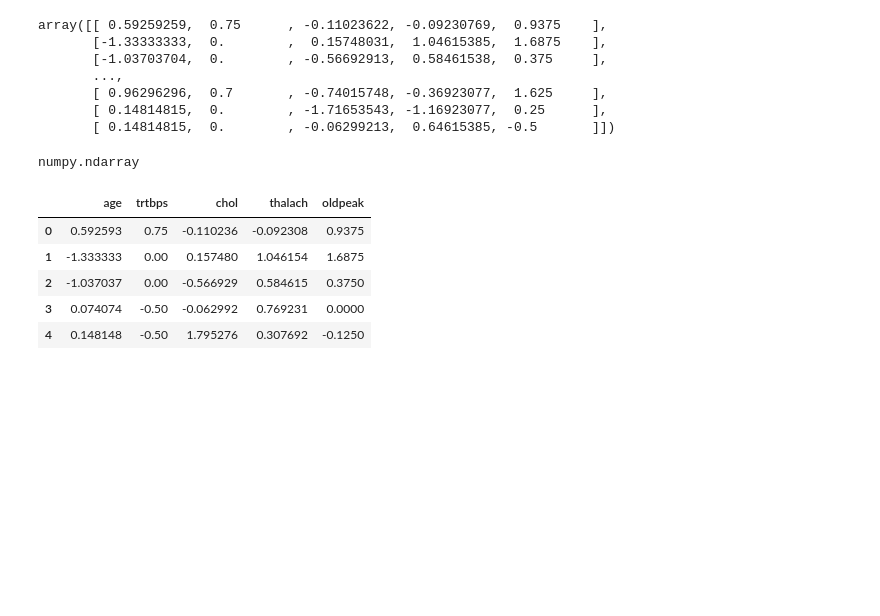
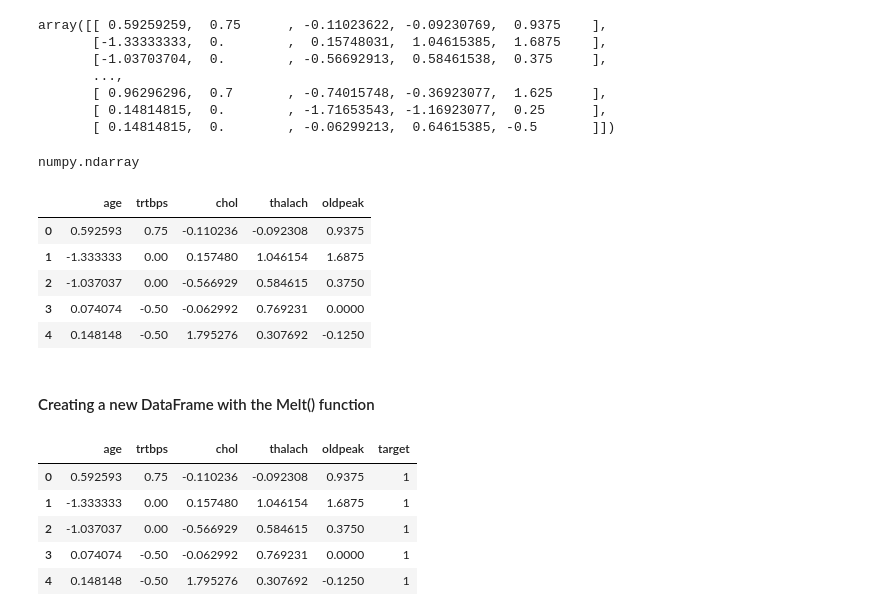
Before and after one commit to hmk07/AIML-project, a Jupyter notebook: ai-ml-project-sem-v.ipynb, the cells around one changed output. Saved outputs shown, nothing was run; the diff lists cells and outputs as text; code cells hidden in the pictures; blank space fills up the shorter version.

```diff
--- a/ai-ml-project-sem-v.ipynb
+++ b/ai-ml-project-sem-v.ipynb
@@ -588,3 +590,15 @@ df_scaled.head()
 | 2 | -1.037037 | 0.00 | -0.566929 | 0.584615 | 0.3750 |
 | 3 | 0.074074 | -0.50 | -0.062992 | 0.769231 | 0.0000 |
 | 4 | 0.148148 | -0.50 | 1.795276 | 0.307692 | -0.1250 |
+# %% [markdown]
+#### Creating a new DataFrame with the Melt() function
+# %%
+df_new = pd.concat([df_scaled, df.loc[:, "target"]], axis = 1)
+df_new.head()
+# %% [output]
+|  | age | trtbps | chol | thalach | oldpeak | target |
+| 0 | 0.592593 | 0.75 | -0.110236 | -0.092308 | 0.9375 | 1 |
+| 1 | -1.333333 | 0.00 | 0.157480 | 1.046154 | 1.6875 | 1 |
+| 2 | -1.037037 | 0.00 | -0.566929 | 0.584615 | 0.3750 | 1 |
+| 3 | 0.074074 | -0.50 | -0.062992 | 0.769231 | 0.0000 | 1 |
+| 4 | 0.148148 | -0.50 | 1.795276 | 0.307692 | -0.1250 | 1 |
```
Also changed, not shown: parts of 7 cells of this notebook.
